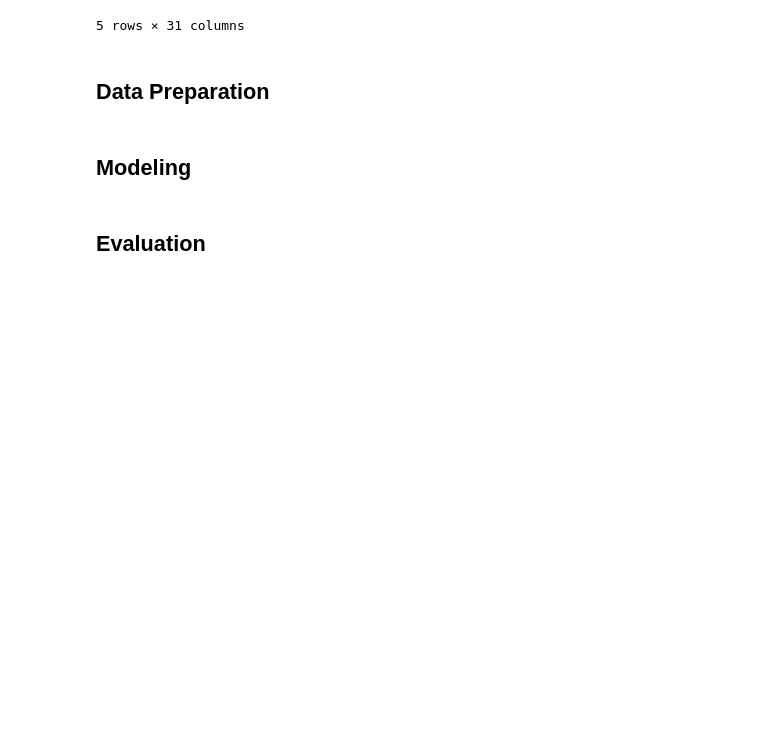
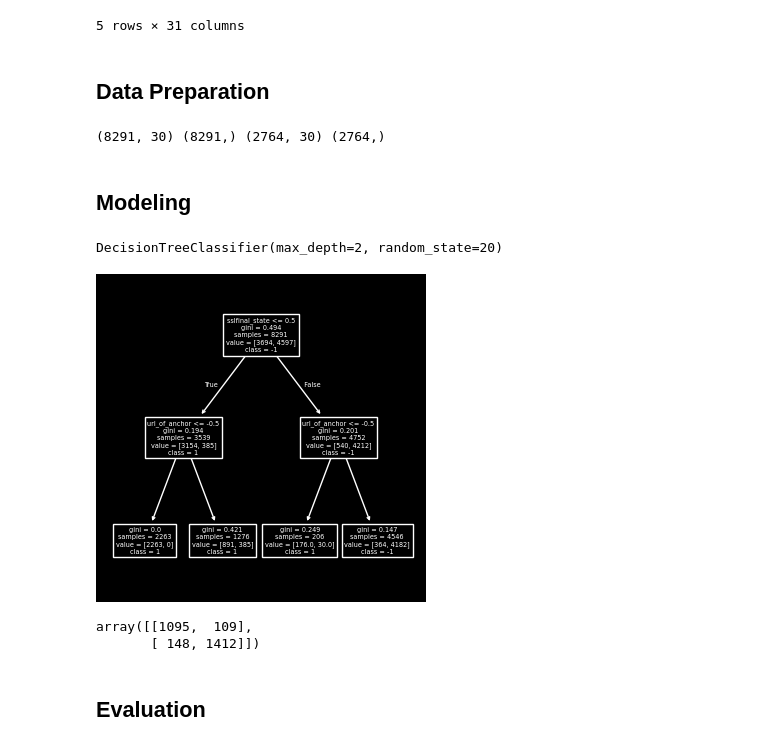
Before and after one commit to TheZink/MLL, a Jupyter notebook: Documents/DecisionTreesRandomForests/decision_trees_random_forests.ipynb, the cells around one changed output. Saved outputs shown, nothing was run; the diff lists cells and outputs as text; code cells hidden in the pictures; blank space fills up the shorter version.

```diff
--- a/Documents/DecisionTreesRandomForests/decision_trees_random_forests.ipynb
+++ b/Documents/DecisionTreesRandomForests/decision_trees_random_forests.ipynb
@@ -30,8 +30,33 @@ data.head()
 5 rows × 31 columns
 # %% [markdown]
 ## Data Preparation
+# %%
+X = data.drop(['result'], axis = 1)
+y = data['result'].astype('category')
+X_train, X_test, y_train, y_test = train_test_split(X, y, test_size=0.25, random_state=20)
+print(X_train.shape, y_train.shape, X_test.shape, y_test.shape)
+# %% [output]
+(8291, 30) (8291,) (2764, 30) (2764,)
 # %% [markdown]
 ## Modeling
+# %%
+model = DecisionTreeClassifier(max_depth=2, random_state=20)
+model.fit(X_train, y_train)
+# %% [output]
+DecisionTreeClassifier(max_depth=2, random_state=20)
+# %%
+fig = plt.figure(figsize=(4, 4))
+plot_tree(model, feature_names = X.keys(), class_names = ['1', '-1', '0'])
+# %% [output]
+[figure, added]
+# %%
+from sklearn.metrics import confusion_matrix
+
+preds = model.predict(X_test)
+confusion_matrix(y_test, preds)
+# %% [output]
+array([[1095,  109],
+       [ 148, 1412]])
 # %% [markdown]
 ## Evaluation
 # %% [markdown]
```
